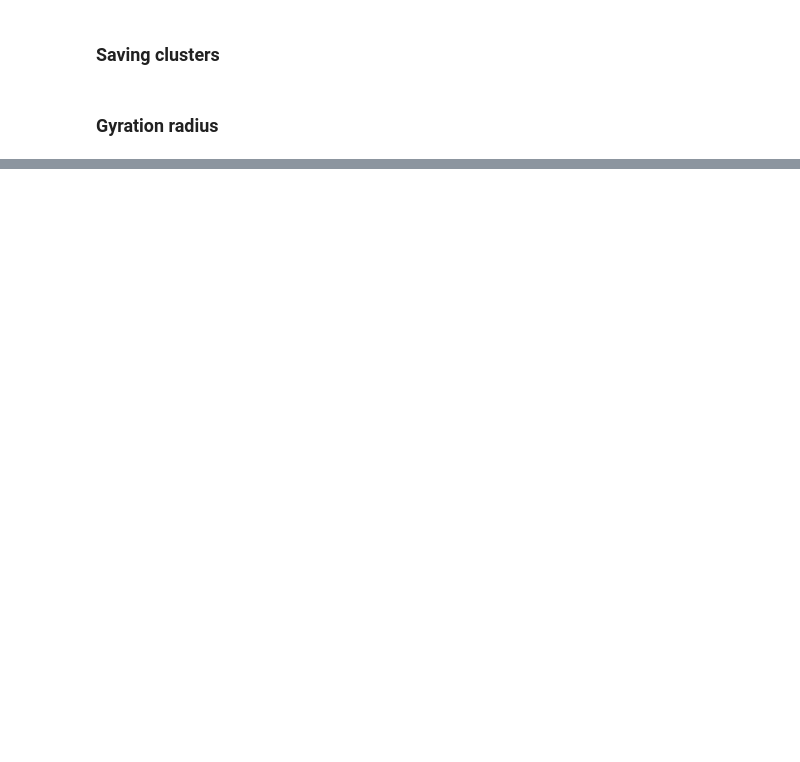
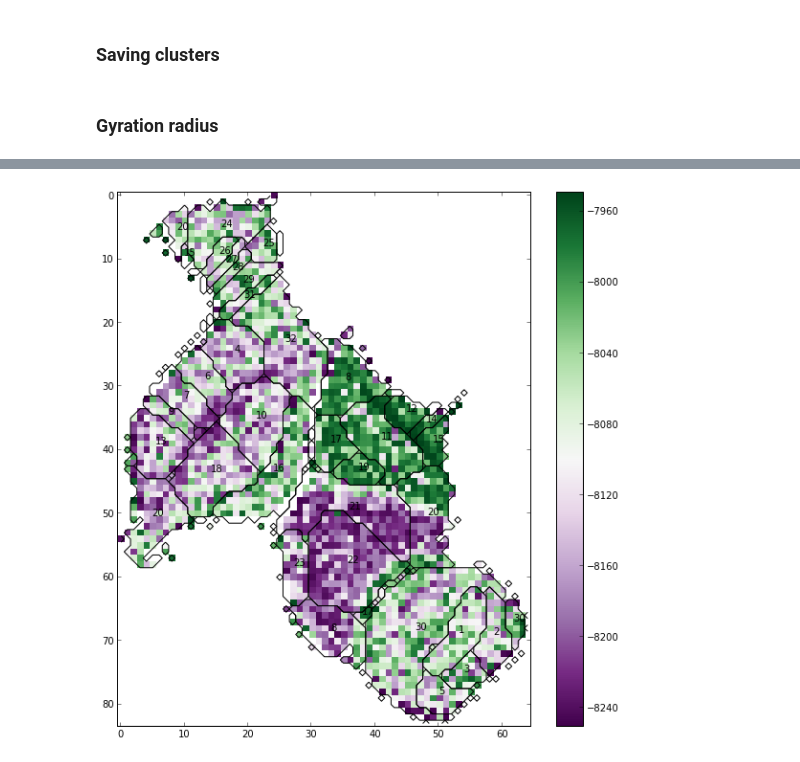
Before and after one commit to bougui505/SOMcourse, a Jupyter notebook: VanAexample/SOManalysis.ipynb, the cells around one changed output, grey strips where cells are left out. Drawn from its saved outputs; the diff is of its cells as text; code cells hidden in the pictures; blank space fills up the shorter version.

```diff
--- a/VanAexample/SOManalysis.ipynb
+++ b/VanAexample/SOManalysis.ipynb
@@ -214,0 +203,2 @@ clust.plotclusters(color='k', matrix=g_radius_map, cmap=cm.PRGn)
+# %%
+egb_map = project(egb)
@@ -214,0 +209,5 @@ clust.plotclusters(color='k', matrix=g_radius_map, cmap=cm.PRGn)
+# %%
+clust.plotclusters(color='k', matrix=SOMTools.ddmap(egb_map), cmap=cm.PRGn, interpolation='nearest')
+savefig('../figures/egbmap.png', dpi=300)
+# %% [output]
+[figure, added]
```
Also changed, not shown: parts of 18 cells of this notebook, 4 other files.
